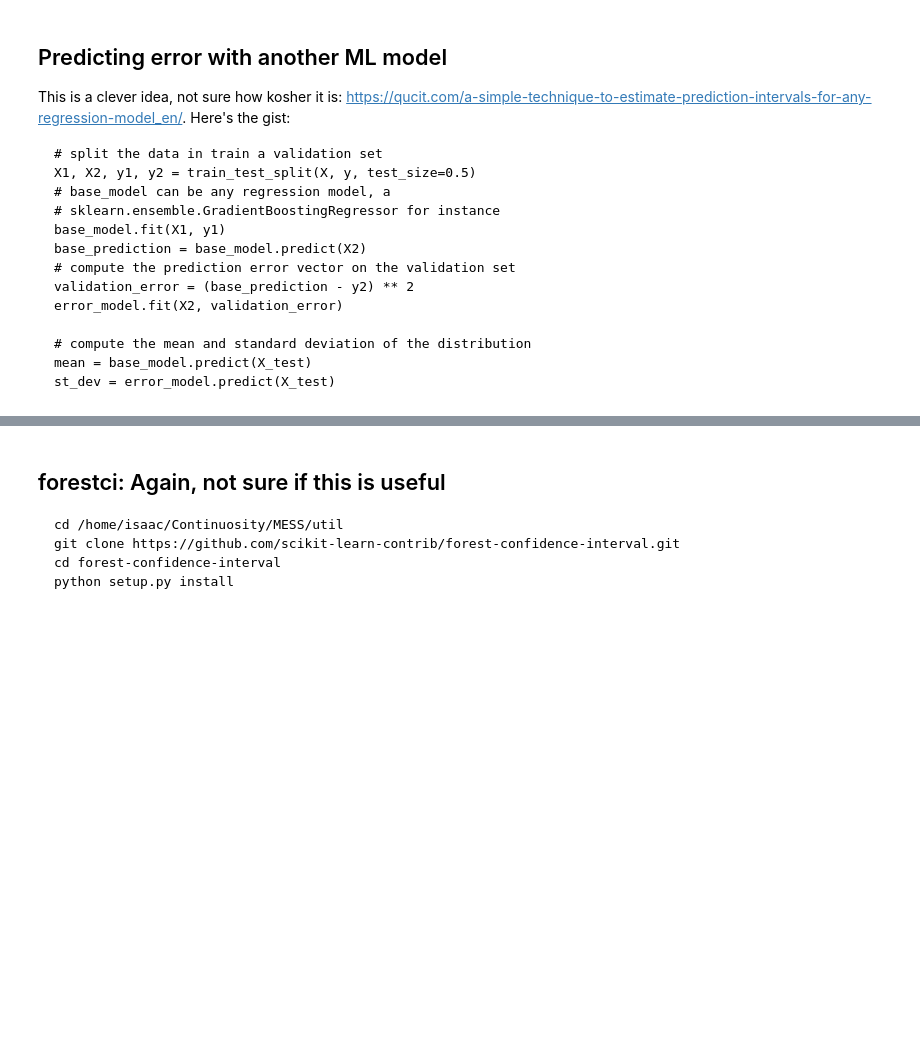
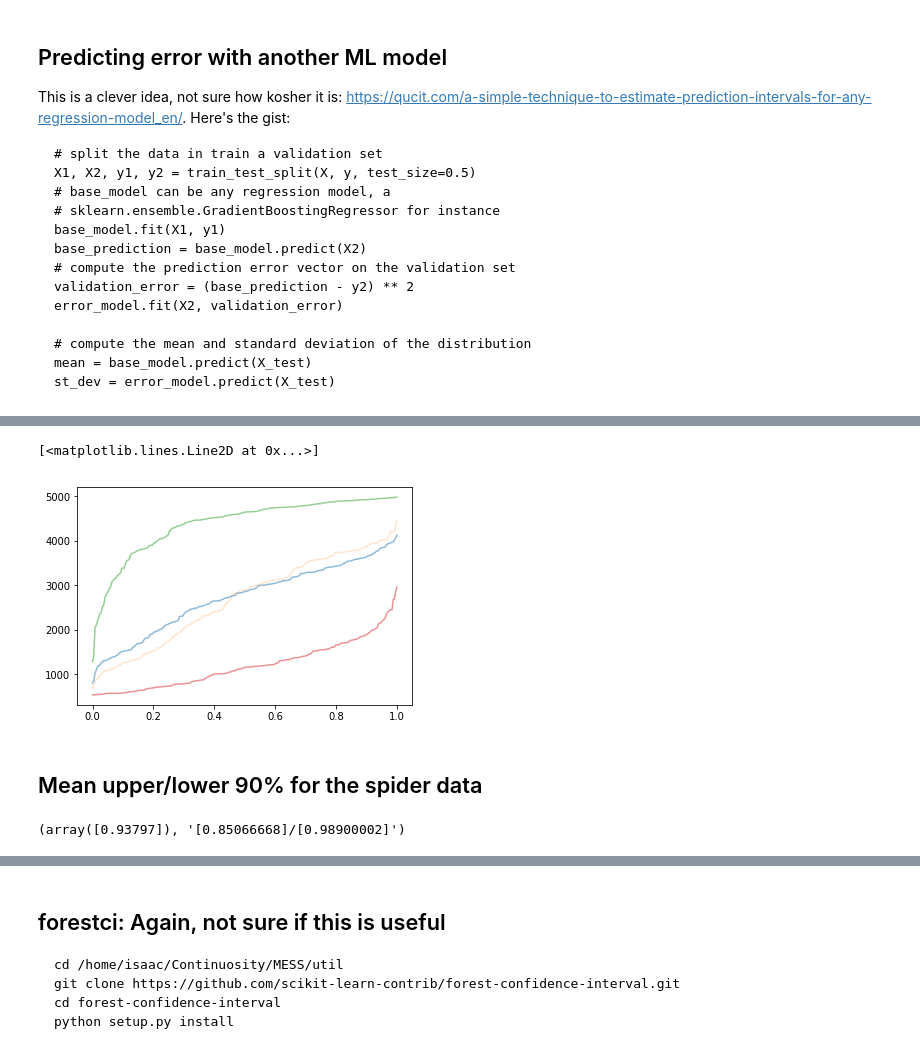
Before and after one commit to messDiv/MESS, a Jupyter notebook: jupyter-notebooks/util/Inference-Prediction-Interval-Testing.ipynb, the cells around one changed output, grey strips where cells are left out. Saved outputs shown, nothing was run; the diff lists cells and outputs as text; code cells hidden in the pictures; blank space fills up the shorter version.

Commit message:
Update Reunion spider inference notebook to use current MESS.inference code

```diff
--- a/jupyter-notebooks/util/Inference-Prediction-Interval-Testing.ipynb
+++ b/jupyter-notebooks/util/Inference-Prediction-Interval-Testing.ipynb
@@ -73,0 +132,21 @@ This works okay for GB, I guess.
+# %%
+xs = np.linspace(0, 1, len(y_mean))
+plt.plot(xs, sorted(y_mean), alpha=0.5)
+plt.plot(xs, sorted(y_median), alpha=0.2)
+plt.plot(xs, sorted(y_upper), alpha=0.5)
+plt.plot(xs, sorted(y_lower), alpha=0.5)
+#plt.scatter(y_test, y_lower, marker='.')
+#plt.scatter(y_test, y_upper, marker='.')
+# %% [output]
+[<matplotlib.lines.Line2D at 0x...>]
+[figure, added]
+# %% [markdown]
+## Mean upper/lower 90% for the spider data
+# %%
+sp_mean = rfqr.predict(rgr.empirical_sumstats)
+sp_lower = rfqr.predict(rgr.empirical_sumstats, 5)
+sp_upper = rfqr.predict(rgr.empirical_sumstats, 95)
+fake_posterior = [rfqr.predict(rgr.empirical_sumstats, x) for x in range(0, 101)]
+print(sp_mean, "{}/{}".format(sp_lower, sp_upper))
+# %% [output]
+(array([0.93797]), '[0.85066668]/[0.98900002]')
```
Also changed, not shown: parts of 13 cells of this notebook, 2 other files.
